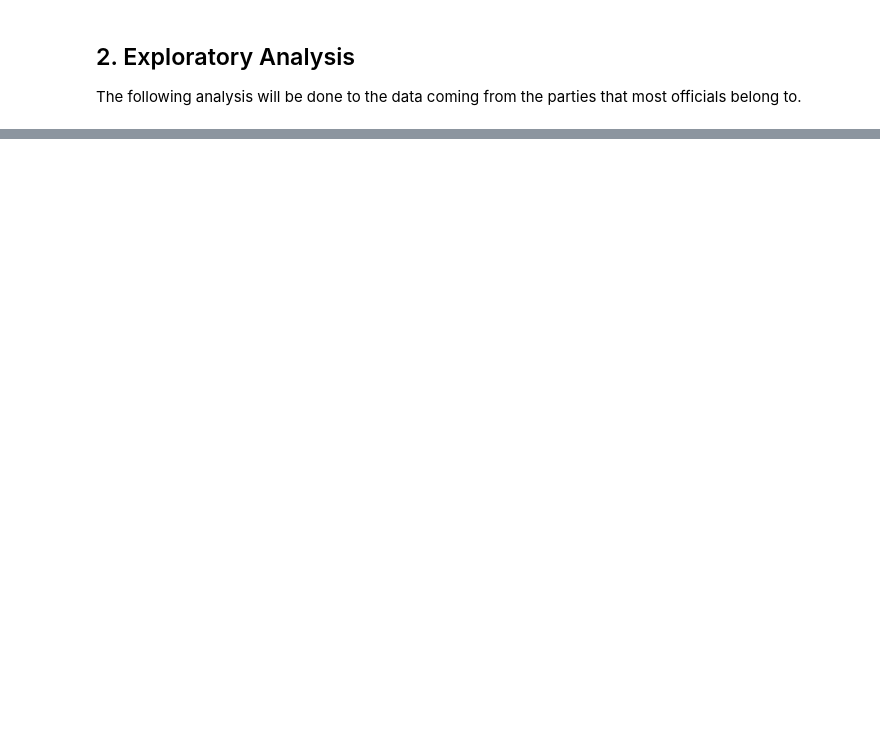
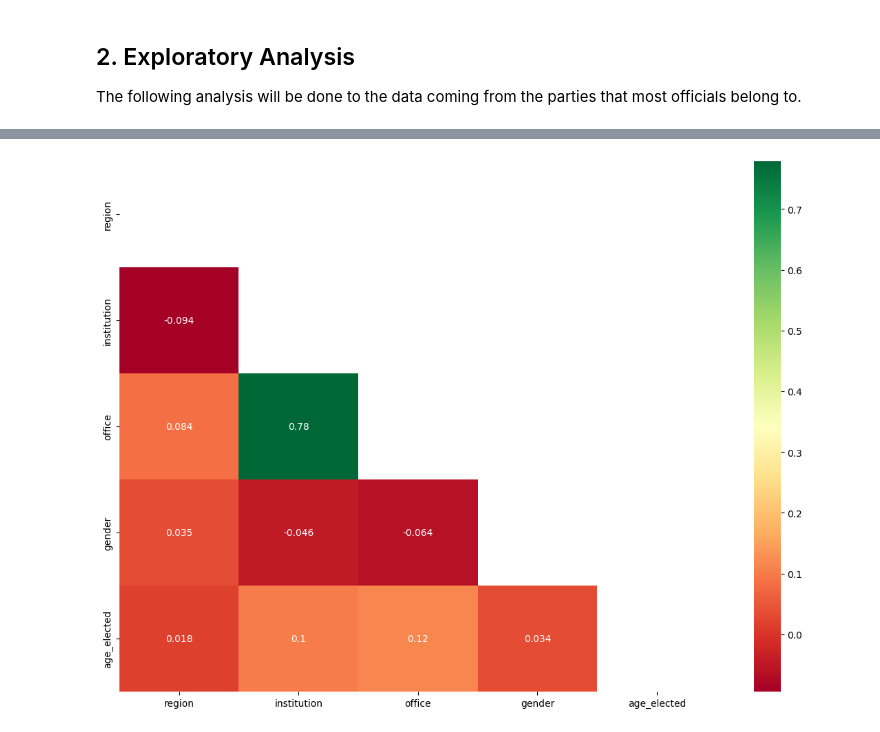
Before and after one commit to AlbertoRomanRamosRodriguez/proyecto-final-adpy, a Jupyter notebook: exploration.ipynb, the cells around one changed output, grey strips where cells are left out. Saved outputs shown, nothing was run; the diff lists cells and outputs as text; code cells hidden in the pictures; blank space fills up the shorter version.

```diff
--- a/exploration.ipynb
+++ b/exploration.ipynb
@@ -186,0 +96,3 @@ majority_df.corr(numeric_only=True)
+# %%
+majority_df.drop(['user_id'], axis=1, inplace = True)
+majority_df.describe()
@@ -186,0 +109,19 @@ majority_df.corr(numeric_only=True)
+# %%
+region_codes = {r:i for i, r in enumerate(majority_df['region'].unique())}
+majority_df.replace(region_codes, inplace=True)
+
+office_codes = {r:i for i, r in enumerate(majority_df['office'].unique())}
+majority_df.replace(office_codes, inplace=True)
+
+institution_codes = {r:i for i, r in enumerate(majority_df['institution'].unique())}
+majority_df.replace(institution_codes, inplace=True)
+
+gender_codes = {r:i for i, r in enumerate(majority_df['gender'].unique())}
+majority_df.replace(gender_codes, inplace=True)
+
+plt.figure(figsize = (14,10))
+mask = np.triu(np.ones_like(majority_df.corr()))
+sns.heatmap(majority_df.corr(),cmap="RdYlGn",mask = mask,annot=True)
+plt.show()
+# %% [output]
+[figure, added]
```
Also changed, not shown: parts of 30 cells of this notebook.
